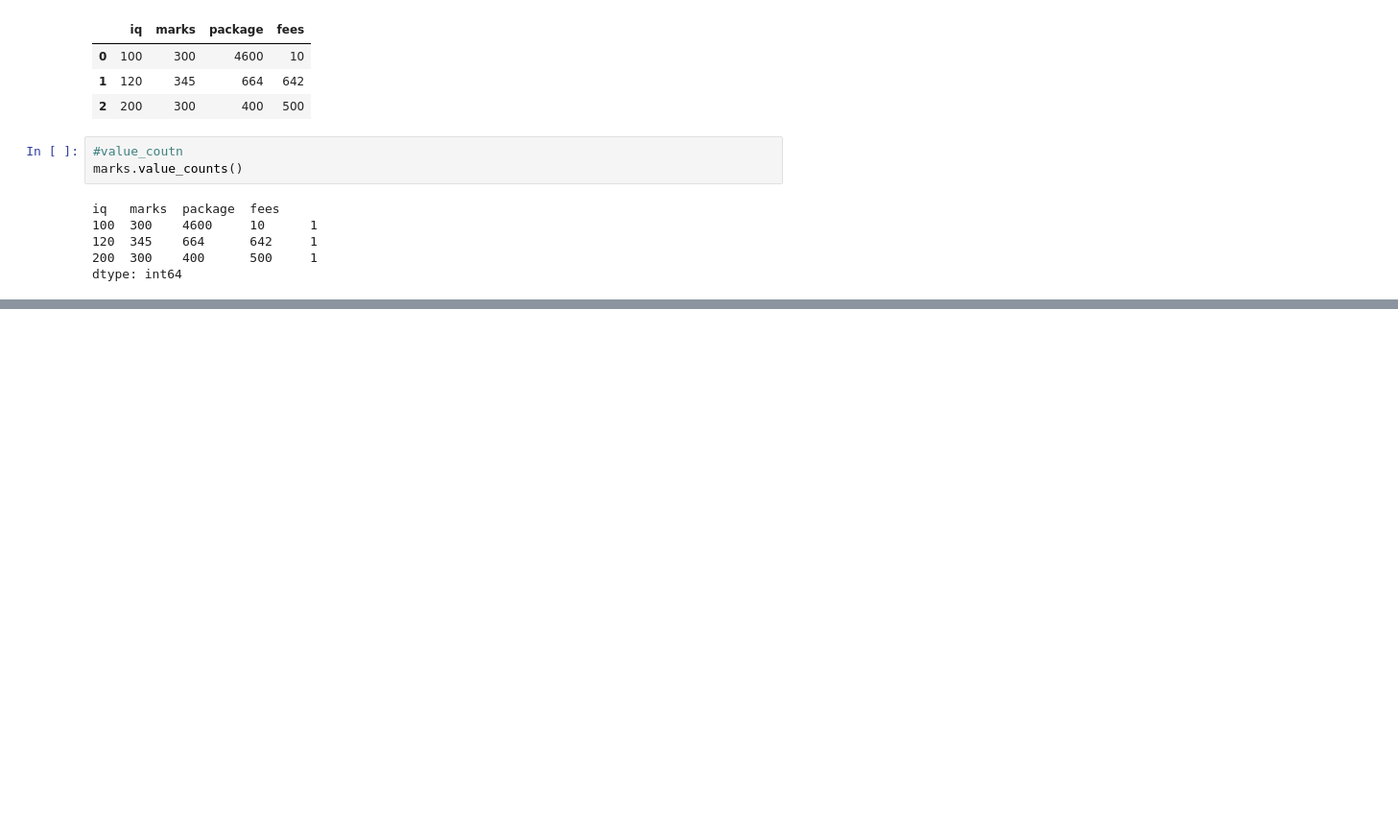
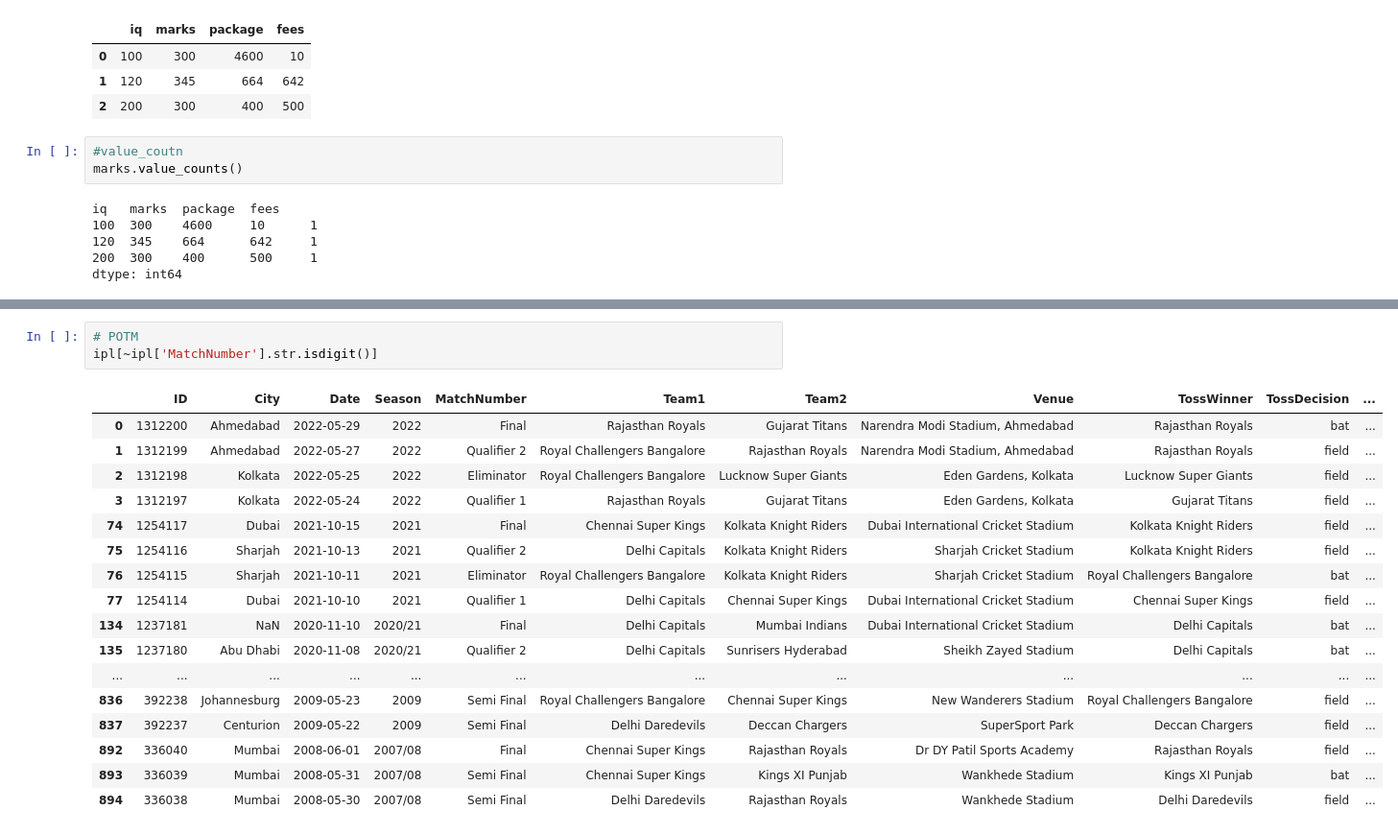
Before and after one commit to Roshanshres/numpy, a Jupyter notebook: 18_Dataframe_Methos_vvop.ipynb, the cells around one changed output, grey strips where cells are left out. Shown: that part at 96% size. Drawn from its saved outputs; the diff is of its cells as text; blank space fills up the shorter version.

```diff
--- a/18_Dataframe_Methos_vvop.ipynb
+++ b/18_Dataframe_Methos_vvop.ipynb
@@ -27,0 +76,21 @@ dtype: int64
+# %%
+# POTM
+ipl[~ipl['MatchNumber'].str.isdigit()]
+# %% [output]
+|  | ID | City | Date | Season | MatchNumber | Team1 | Team2 | Venue | TossWinner | TossDecision | ... |
+| 0 | 1312200 | Ahmedabad | 2022-05-29 | 2022 | Final | Rajasthan Royals | Gujarat Titans | Narendra Modi Stadium, Ahmedabad | Rajasthan Royals | bat | ... |
+| 1 | 1312199 | Ahmedabad | 2022-05-27 | 2022 | Qualifier 2 | Royal Challengers Bangalore | Rajasthan Royals | Narendra Modi Stadium, Ahmedabad | Rajasthan Royals | field | ... |
+| 2 | 1312198 | Kolkata | 2022-05-25 | 2022 | Eliminator | Royal Challengers Bangalore | Lucknow Super Giants | Eden Gardens, Kolkata | Lucknow Super Giants | field | ... |
+| 3 | 1312197 | Kolkata | 2022-05-24 | 2022 | Qualifier 1 | Rajasthan Royals | Gujarat Titans | Eden Gardens, Kolkata | Gujarat Titans | field | ... |
+| 74 | 1254117 | Dubai | 2021-10-15 | 2021 | Final | Chennai Super Kings | Kolkata Knight Riders | Dubai International Cricket Stadium | Kolkata Knight Riders | field | ... |
+| 75 | 1254116 | Sharjah | 2021-10-13 | 2021 | Qualifier 2 | Delhi Capitals | Kolkata Knight Riders | Sharjah Cricket Stadium | Kolkata Knight Riders | field | ... |
+| 76 | 1254115 | Sharjah | 2021-10-11 | 2021 | Eliminator | Royal Challengers Bangalore | Kolkata Knight Riders | Sharjah Cricket Stadium | Royal Challengers Bangalore | bat | ... |
+| 77 | 1254114 | Dubai | 2021-10-10 | 2021 | Qualifier 1 | Delhi Capitals | Chennai Super Kings | Dubai International Cricket Stadium | Chennai Super Kings | field | ... |
+| 134 | 1237181 | NaN | 2020-11-10 | 2020/21 | Final | Delhi Capitals | Mumbai Indians | Dubai International Cricket Stadium | Delhi Capitals | bat | ... |
+| 135 | 1237180 | Abu Dhabi | 2020-11-08 | 2020/21 | Qualifier 2 | Delhi Capitals | Sunrisers Hyderabad | Sheikh Zayed Stadium | Delhi Capitals | bat | ... |
+| ... | ... | ... | ... | ... | ... | ... | ... | ... | ... | ... | ... |
+| 836 | 392238 | Johannesburg | 2009-05-23 | 2009 | Semi Final | Royal Challengers Bangalore | Chennai Super Kings | New Wanderers Stadium | Royal Challengers Bangalore | field | ... |
+| 837 | 392237 | Centurion | 2009-05-22 | 2009 | Semi Final | Delhi Daredevils | Deccan Chargers | SuperSport Park | Deccan Chargers | field | ... |
+| 892 | 336040 | Mumbai | 2008-06-01 | 2007/08 | Final | Chennai Super Kings | Rajasthan Royals | Dr DY Patil Sports Academy | Rajasthan Royals | field | ... |
+| 893 | 336039 | Mumbai | 2008-05-31 | 2007/08 | Semi Final | Chennai Super Kings | Kings XI Punjab | Wankhede Stadium | Kings XI Punjab | bat | ... |
+| 894 | 336038 | Mumbai | 2008-05-30 | 2007/08 | Semi Final | Delhi Daredevils | Rajasthan Royals | Wankhede Stadium | Delhi Daredevils | field | ... |
```
Also changed, not shown: parts of 7 cells of this notebook.
